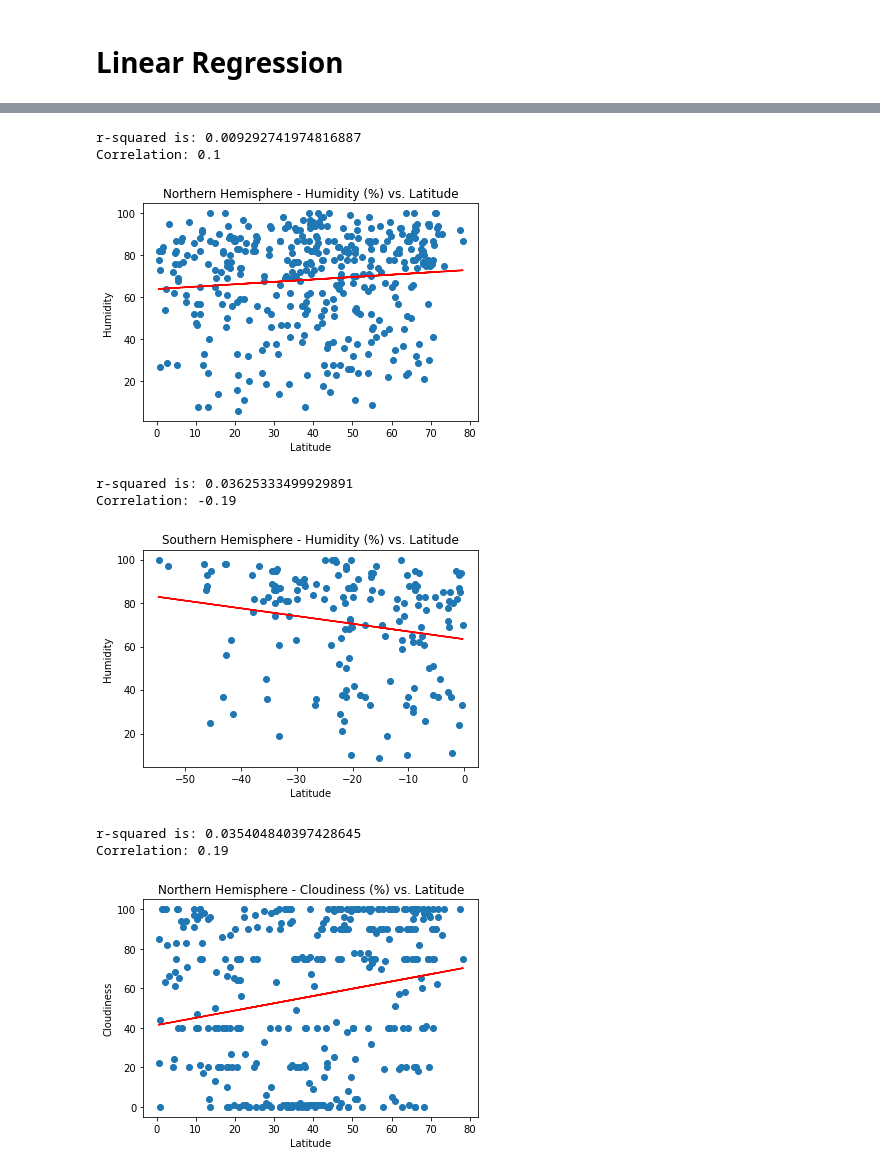
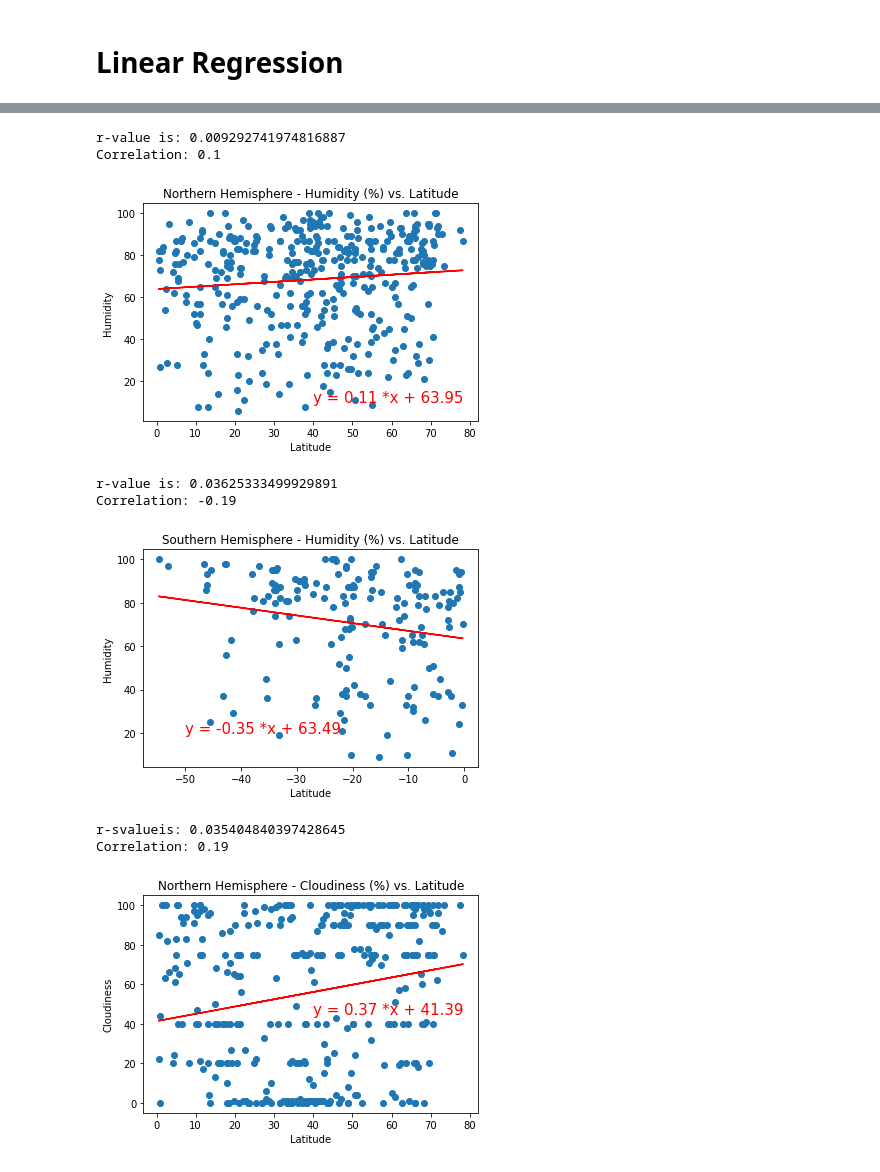
Before and after one commit to carlosmendozaj/Weather-Python-API, a Jupyter notebook: WeatherPy/WeatherPy.ipynb, the cells around one changed output, grey strips where cells are left out. Saved outputs shown, nothing was run; the diff lists cells and outputs as text; code cells hidden in the pictures.

```diff
--- a/WeatherPy/WeatherPy.ipynb
+++ b/WeatherPy/WeatherPy.ipynb
@@ -283,45 +283,45 @@ line_eq1 = (f"y = {round(slope,2)} *x + {round(intercept,2)}")
 plt.scatter(x_values,y_values)
 
 plt.plot(x_values,regress_values,"r-")
-plt.annotate(line_eq1,(0,-10),fontsize=15,color="red")
+plt.annotate(line_eq1,(40,10),fontsize=15,color="red")
 
 #Plot:
-print(f"r-squared is: {rvalue**2}")
+print(f"r-value is: {rvalue**2}")
 print(f"Correlation: {round(correlation[0],2)}")
 plt.savefig("Images/humidity_lat_nth.png")
 plt.show()
 # %% [output]
-r-squared is: 0.009292741974816887
+r-value is: 0.009292741974816887
 Correlation: 0.1
-[figure, old version]
+[figure, new version]
 # %%
 #Southern Hemisphere - Humidity (%) vs. Latitude
 weather_south.plot(kind = "scatter", x = "Latitude", y = 'Humidity',
                color = 'grey', edgecolors = "black")
 plt.title("Southern Hemisphere - Humidity (%) vs. Latitude")
 #Regression Line:
 x_values = weather_south["Latitude"]
 y_values = weather_south["Humidity"]
 
 correlation = st.pearsonr(x_values,y_values)
 
 (slope, intercept, rvalue, pvalue, stderr) = linregress(x_values, y_values)
 regress_values = x_values * slope + intercept
 line_eq1 = (f"y = {round(slope,2)} *x + {round(intercept,2)}")
 plt.scatter(x_values,y_values)
 
 plt.plot(x_values,regress_values,"r-")
-plt.annotate(line_eq1,(0,-10),fontsize=15,color="red")
+plt.annotate(line_eq1,(-50,20),fontsize=15,color="red")
 
 #Plot:
-print(f"r-squared is: {rvalue**2}")
+print(f"r-value is: {rvalue**2}")
 print(f"Correlation: {round(correlation[0],2)}")
 plt.savefig("Images/humidity_lat_sth.png")
 plt.show()
 # %% [output]
-r-squared is: 0.03625333499929891
+r-value is: 0.03625333499929891
 Correlation: -0.19
-[figure, old version]
+[figure, new version]
 # %%
 #Northern Hemisphere - Cloudiness (%) vs. Latitude
 weather_north.plot(kind = "scatter", x = "Latitude", y = 'Cloudiness',
@@ -339,17 +339,17 @@ line_eq1 = (f"y = {round(slope,2)} *x + {round(intercept,2)}")
 plt.scatter(x_values,y_values)
 
 plt.plot(x_values,regress_values,"r-")
-plt.annotate(line_eq1,(0,-10),fontsize=15,color="red")
+plt.annotate(line_eq1,(40,45),fontsize=15,color="red")
 
 #Plot:
-print(f"r-squared is: {rvalue**2}")
+print(f"r-svalueis: {rvalue**2}")
 print(f"Correlation: {round(correlation[0],2)}")
 plt.savefig("Images/Cloudiness_lat_nth.png")
 plt.show()
 # %% [output]
-r-squared is: 0.035404840397428645
+r-svalueis: 0.035404840397428645
 Correlation: 0.19
-[figure, old version]
+[figure, new version]
 # %%
 #Southern Hemisphere - Cloudiness (%) vs. Latitude
 weather_south.plot(kind = "scatter", x = "Latitude", y = 'Cloudiness',
```
Also changed, not shown: parts of 5 cells of this notebook, 8 other files.
